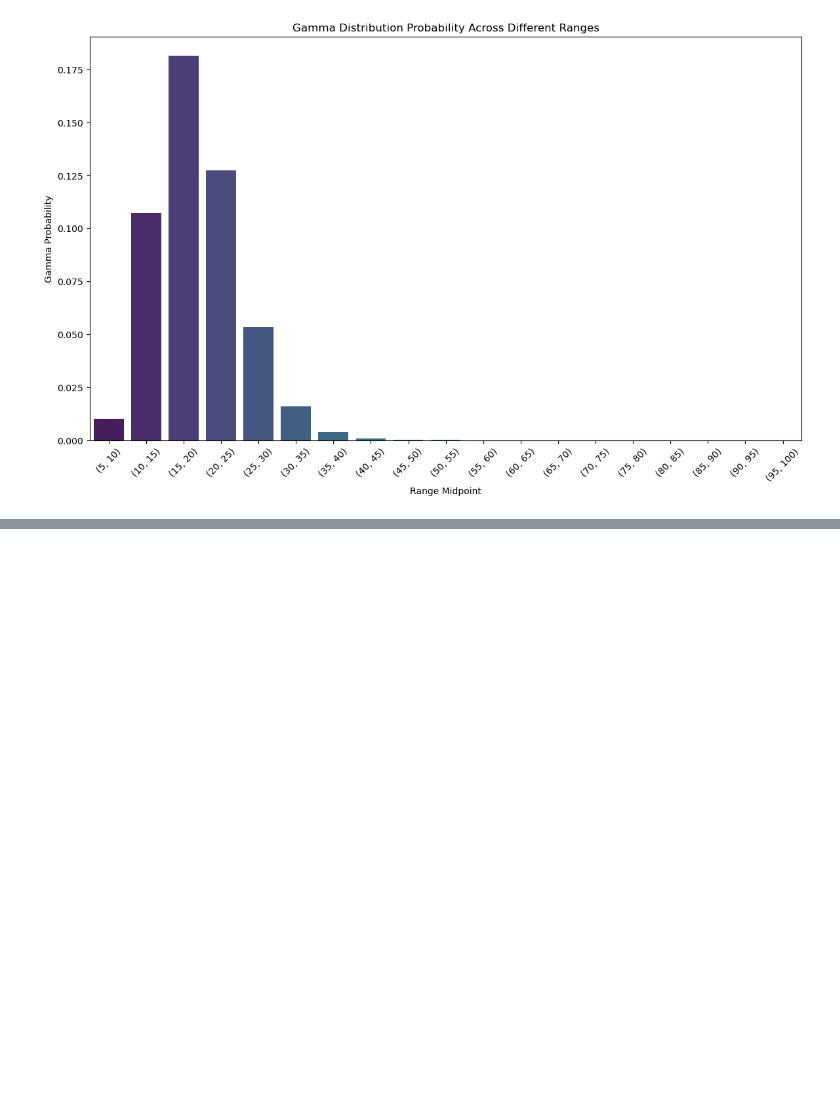
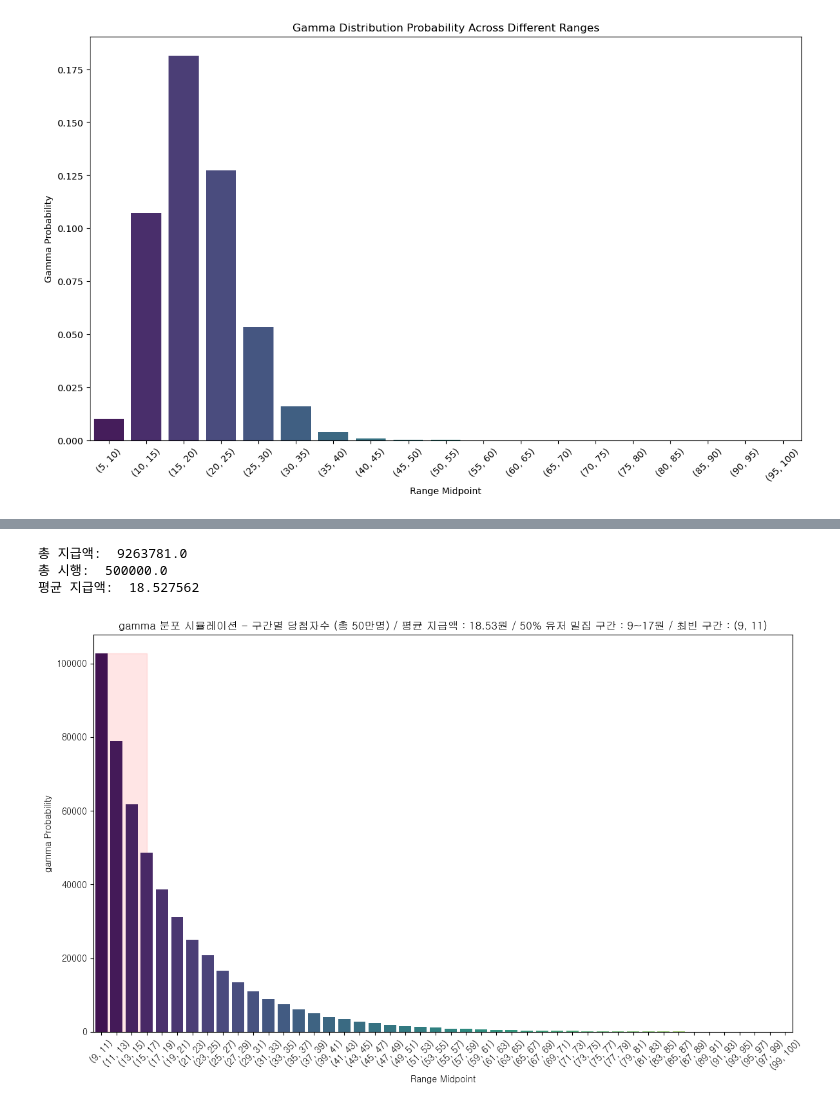
Before and after one commit to skadudd/bayes-ABtest, a Jupyter notebook: game_design.ipynb, the cells around one changed output, grey strips where cells are left out. Cells and saved outputs as stored; diff of their text form; code cells hidden in the pictures; blank space fills up the shorter version.

```diff
--- a/game_design.ipynb
+++ b/game_design.ipynb
@@ -908,0 +1000,26 @@ df
+# %%
+gotcha_game = Gotcha(start=9, end=100, interval_range=2,
+                     input_mean_value=6, #exp & all
+                     num_simulations=500000,
+                     alpha=0.5,#gamma
+                     sigma=8 #log-norm
+                     )
+
+profit_range = gotcha_game.set_range()
+exp_probability = gotcha_game.get_exp_distribution_probability()
+gamma_probability = gotcha_game.get_gamma_distribution_probability()
+lognorm_probability = gotcha_game.get_lognorm_distribution_probability()
+num_of_trials_needs = gotcha_game.get_num_trials()
+
+#'exp', 'gamma','lognorm'
+sim_dist = 'gamma'
+win_counts,win_rates = gotcha_game.get_simulated_result(sim_dist)
+
+df = get_sim(profit_range,exp_probability,gamma_probability,lognorm_probability,num_of_trials_needs,win_counts,win_rates,sim_dist)
+
+# df
+# %% [output]
+총 지급액:  9263781.0
+총 시행:  500000.0
+평균 지급액:  18.527562
+[figure, added]
```
Also changed, not shown: parts of 12 cells of this notebook.
